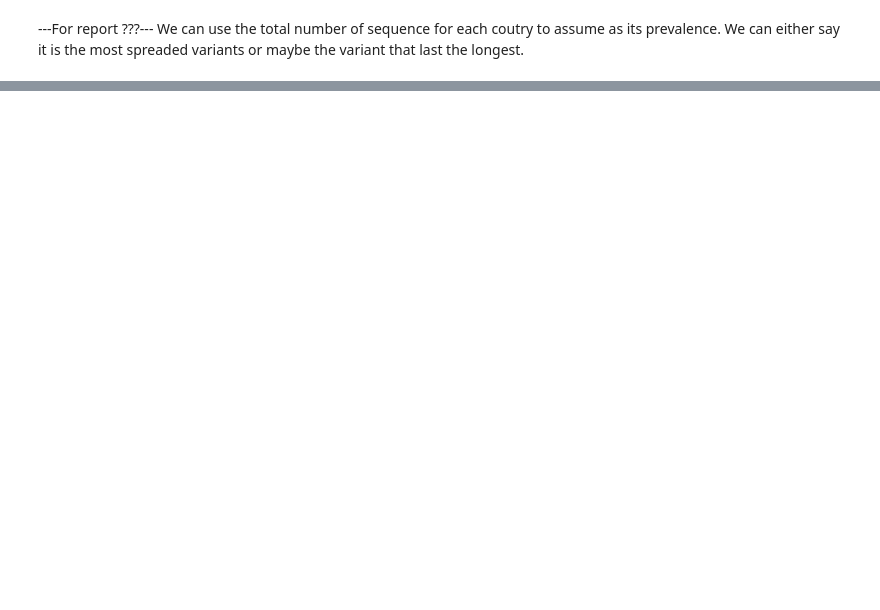
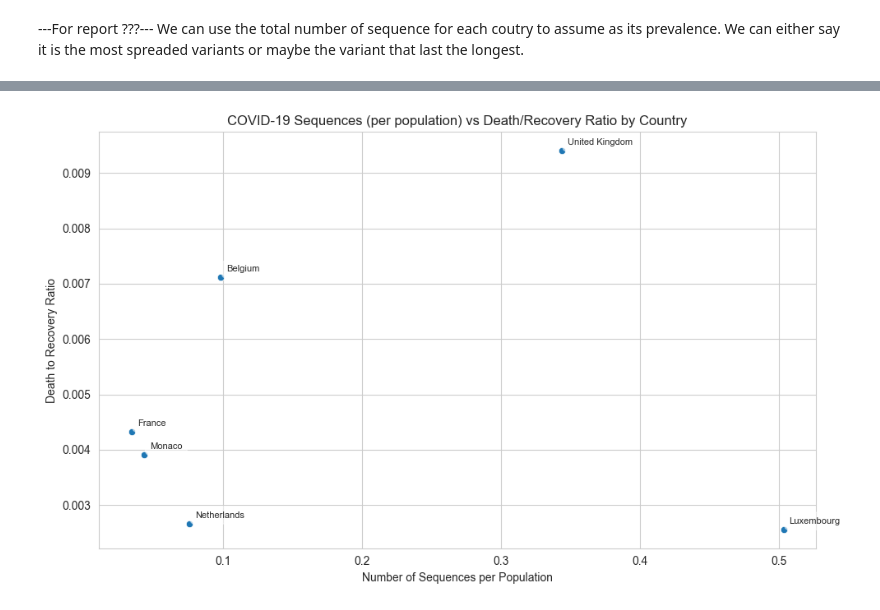
Before and after one commit to tangnatta/AUT461-Miniproject-2025, a Jupyter notebook: 2_2.ipynb, the cells around one changed output, grey strips where cells are left out. Cells and saved outputs as stored; diff of their text form; code cells hidden in the pictures; blank space fills up the shorter version.

```diff
--- a/2_2.ipynb
+++ b/2_2.ipynb
@@ -64,0 +210,54 @@ death_recovery
+# %%
+# Get total sequences and population data for each country
+sequences_per_population = {}
+for country in countries:
+    df_country = covid19_variants_found[covid19_variants_found['country'] == country]
+    total_sequences = df_country['number_of_sequences'].sum()
+
+    # Get population estimate from vaccination data
+    country_vax = vaccinations_by_country[vaccinations_by_country['country'] == country]
+    if not country_vax.empty:
+        # Calculate population = people_vaccinated / (people_vaccinated_per_hundred / 100)
+        people_vaccinated = country_vax['people_vaccinated'].max()
+        people_vaccinated_per_hundred = country_vax['people_vaccinated_per_hundred'].max(
+        )
+        if people_vaccinated_per_hundred > 0:
+            population = people_vaccinated / \
+                (people_vaccinated_per_hundred / 100)
+            sequences_per_population[country] = total_sequences / population
+
+# Create lists for plotting
+x_values = []
+y_values = []
+labels = []
+
+for country in countries:
+    if country in sequences_per_population and country in death_recovery['country'].values:
+        x_values.append(sequences_per_population[country])
+        country_data = death_recovery[death_recovery['country'] == country]
+        if not country_data.empty:
+            y_values.append(country_data['death_to_recovery_ratio'].iloc[0])
+            labels.append(country)
+
+# Create the scatter plot
+plt.figure(figsize=(10, 6))
+sns.scatterplot(x=x_values, y=y_values)
+
+# Add labels for each point
+for i, label in enumerate(labels):
+    plt.annotate(label,
+                 (x_values[i], y_values[i]),
+                 xytext=(5, 5),
+                 textcoords='offset points',
+                 bbox=dict(boxstyle='round,pad=0.5', fc='white', alpha=0.5),
+                 fontsize=8)
+
+plt.xlabel('Number of Sequences per Population')
+plt.ylabel('Death to Recovery Ratio')
+plt.title('COVID-19 Sequences (per population) vs Death/Recovery Ratio by Country')
+
+sns.set_style("whitegrid")
+plt.tight_layout()
+plt.show()
+# %% [output]
+[figure, added]
```
Also changed, not shown: parts of 8 cells of this notebook.
